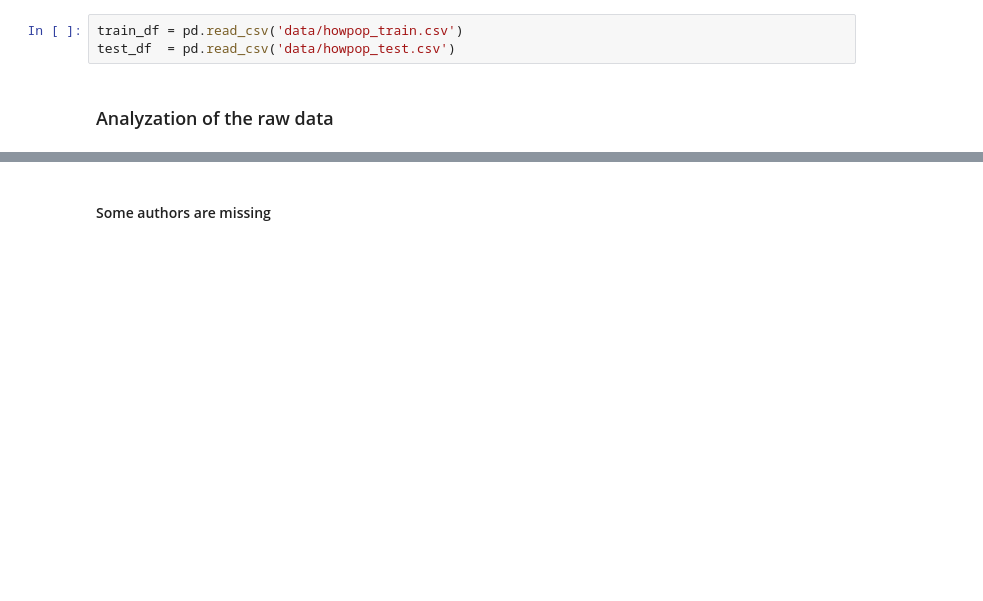
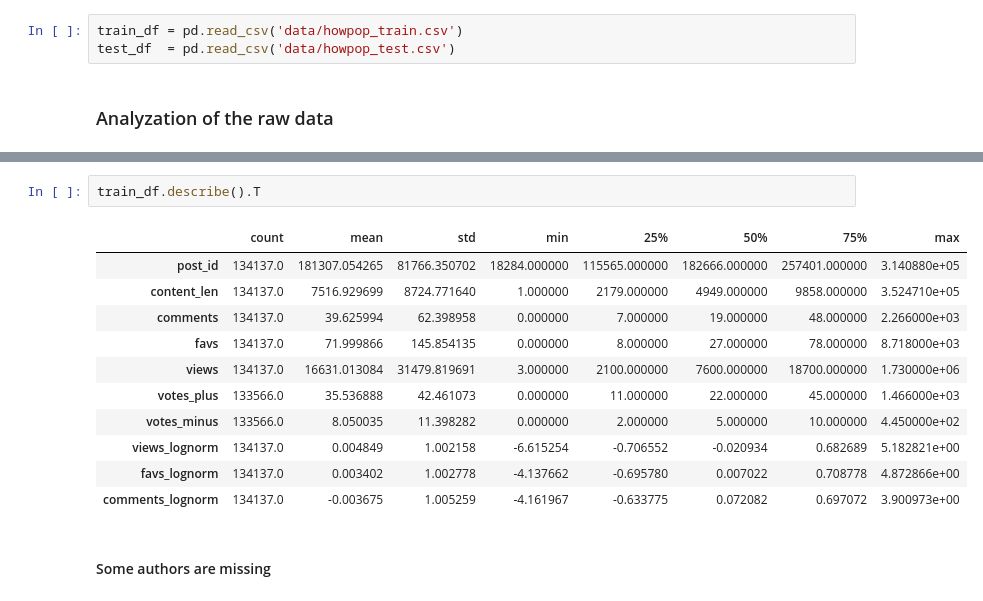
Before and after one commit to DanilBaibak/habrahabr_favs, a Jupyter notebook: main.ipynb, the cells around one changed output, grey strips where cells are left out. Drawn from its saved outputs; the diff is of its cells as text; blank space fills up the shorter version.

Commit message:
Added description for the train data

```diff
--- a/main.ipynb
+++ b/main.ipynb
@@ -95,3 +115,17 @@ test_df  = pd.read_csv('data/howpop_test.csv')
+# %%
+train_df.describe().T
+# %% [output]
+|  | count | mean | std | min | 25% | 50% | 75% | max |
+| post_id | 134137.0 | 181307.054265 | 81766.350702 | 18284.000000 | 115565.000000 | 182666.000000 | 257401.000000 | 3.140880e+05 |
+| content_len | 134137.0 | 7516.929699 | 8724.771640 | 1.000000 | 2179.000000 | 4949.000000 | 9858.000000 | 3.524710e+05 |
+| comments | 134137.0 | 39.625994 | 62.398958 | 0.000000 | 7.000000 | 19.000000 | 48.000000 | 2.266000e+03 |
+| favs | 134137.0 | 71.999866 | 145.854135 | 0.000000 | 8.000000 | 27.000000 | 78.000000 | 8.718000e+03 |
+| views | 134137.0 | 16631.013084 | 31479.819691 | 3.000000 | 2100.000000 | 7600.000000 | 18700.000000 | 1.730000e+06 |
+| votes_plus | 133566.0 | 35.536888 | 42.461073 | 0.000000 | 11.000000 | 22.000000 | 45.000000 | 1.466000e+03 |
+| votes_minus | 133566.0 | 8.050035 | 11.398282 | 0.000000 | 2.000000 | 5.000000 | 10.000000 | 4.450000e+02 |
+| views_lognorm | 134137.0 | 0.004849 | 1.002158 | -6.615254 | -0.706552 | -0.020934 | 0.682689 | 5.182821e+00 |
+| favs_lognorm | 134137.0 | 0.003402 | 1.002778 | -4.137662 | -0.695780 | 0.007022 | 0.708778 | 4.872866e+00 |
+| comments_lognorm | 134137.0 | -0.003675 | 1.005259 | -4.161967 | -0.633775 | 0.072082 | 0.697072 | 3.900973e+00 |
 # %% [markdown]
 #### Some authors are missing
 # %%
```
Also changed, not shown: parts of 1 cell of this notebook.
